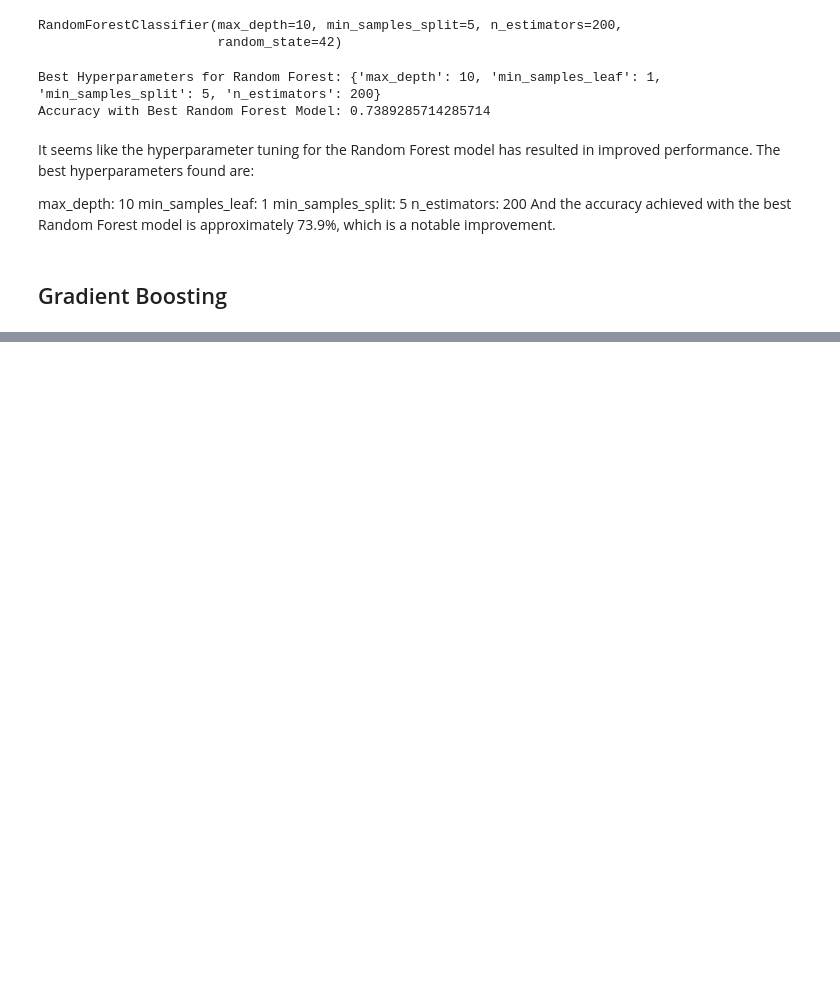
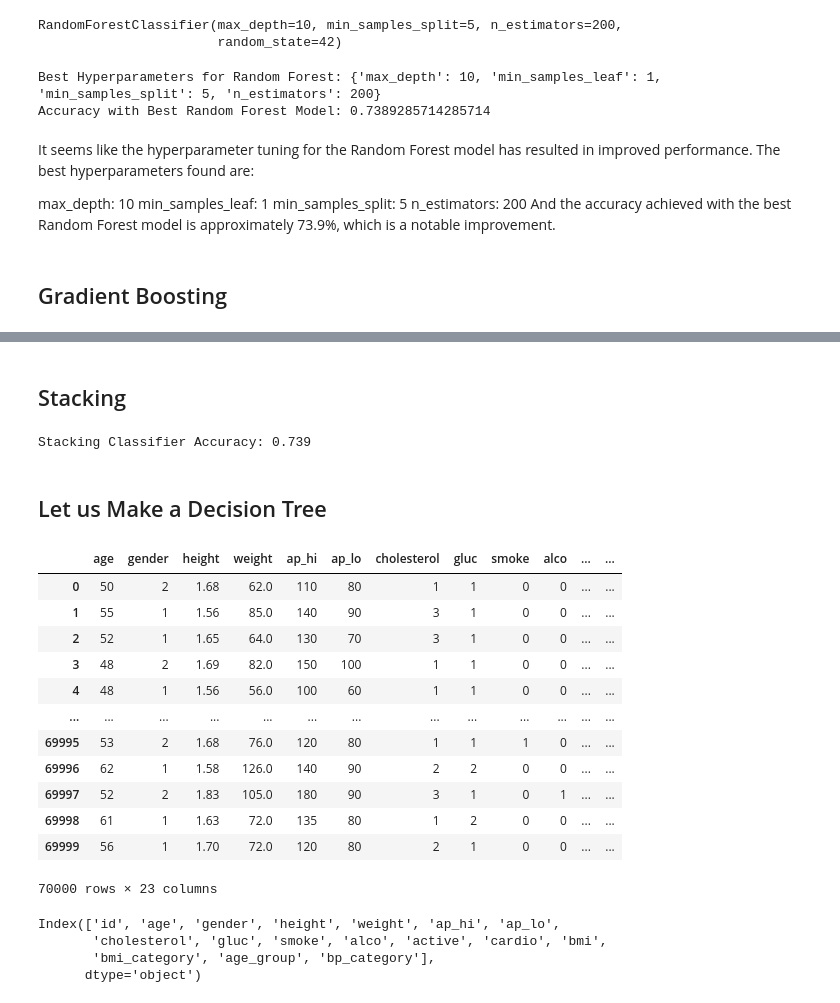
Before and after one commit to michellejuliet/Health-Prediictor-, a Jupyter notebook: Other Algorithms.ipynb, the cells around one changed output, grey strips where cells are left out. Saved outputs shown, nothing was run; the diff lists cells and outputs as text; code cells hidden in the pictures; blank space fills up the shorter version.

```diff
--- a/Other Algorithms.ipynb
+++ b/Other Algorithms.ipynb
@@ -295,0 +298,44 @@ print(f"Gradient Boosting Accuracy: {accuracy_gb}")
+# %% [markdown]
+<h2> Stacking </h2>
+# %%
+from sklearn.ensemble import StackingClassifier
+from sklearn.linear_model import LogisticRegression
+
+# Create a stacking classifier with Random Forest and Gradient Boosting as base models
+estimators = [
+    ('random_forest', RandomForestClassifier(**best_params_rf, random_state=42)),
+    ('gradient_boosting', GradientBoostingClassifier(random_state=42))
+]
+
+# Create a StackingClassifier with Logistic Regression as the final estimator
+stacking_classifier = StackingClassifier(estimators=estimators, final_estimator=LogisticRegression())
+
+# Train the model
+stacking_classifier.fit(X_train, y_train)
+
+# Make predictions and evaluate the model
+y_pred_stacking = stacking_classifier.predict(X_test)
+accuracy_stacking = accuracy_score(y_test, y_pred_stacking)
+
+# Print the results
+print(f"Stacking Classifier Accuracy: {accuracy_stacking}")
+# %% [output]
+Stacking Classifier Accuracy: 0.739
+# %% [markdown]
+<h2> Let us Make a Decision Tree </h2>
+# %%
+df
+# %% [output]
+|  | age | gender | height | weight | ap_hi | ap_lo | cholesterol | gluc | smoke | alco | ... | ... |
+| 0 | 50 | 2 | 1.68 | 62.0 | 110 | 80 | 1 | 1 | 0 | 0 | ... | ... |
+| 1 | 55 | 1 | 1.56 | 85.0 | 140 | 90 | 3 | 1 | 0 | 0 | ... | ... |
+| 2 | 52 | 1 | 1.65 | 64.0 | 130 | 70 | 3 | 1 | 0 | 0 | ... | ... |
+| 3 | 48 | 2 | 1.69 | 82.0 | 150 | 100 | 1 | 1 | 0 | 0 | ... | ... |
+| 4 | 48 | 1 | 1.56 | 56.0 | 100 | 60 | 1 | 1 | 0 | 0 | ... | ... |
+| ... | ... | ... | ... | ... | ... | ... | ... | ... | ... | ... | ... | ... |
+| 69995 | 53 | 2 | 1.68 | 76.0 | 120 | 80 | 1 | 1 | 1 | 0 | ... | ... |
+| 69996 | 62 | 1 | 1.58 | 126.0 | 140 | 90 | 2 | 2 | 0 | 0 | ... | ... |
+| 69997 | 52 | 2 | 1.83 | 105.0 | 180 | 90 | 3 | 1 | 0 | 1 | ... | ... |
+| 69998 | 61 | 1 | 1.63 | 72.0 | 135 | 80 | 1 | 2 | 0 | 0 | ... | ... |
+| 69999 | 56 | 1 | 1.70 | 72.0 | 120 | 80 | 2 | 1 | 0 | 0 | ... | ... |
+70000 rows × 23 columns
@@ -295,0 +388,7 @@ print(f"Gradient Boosting Accuracy: {accuracy_gb}")
+# %%
+df.columns
+# %% [output]
+Index(['id', 'age', 'gender', 'height', 'weight', 'ap_hi', 'ap_lo',
+       'cholesterol', 'gluc', 'smoke', 'alco', 'active', 'cardio', 'bmi',
+       'bmi_category', 'age_group', 'bp_category'],
+      dtype='object')
```
Also changed, not shown: parts of 17 cells of this notebook.
